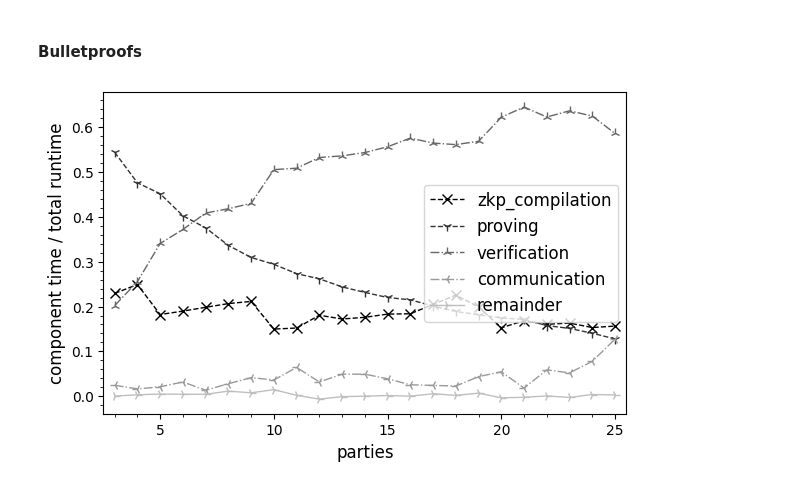
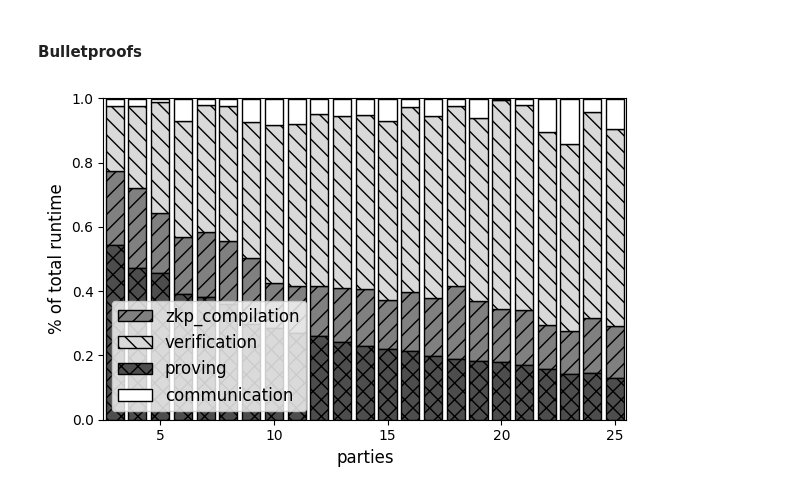
Before and after one commit to lorenzorota/activesecuritympc, a Jupyter notebook: notebooks/benchmark_analysis.ipynb, the cells around one changed output. Cells and saved outputs as stored; diff of their text form; code cells hidden in the pictures.

```diff
--- a/notebooks/benchmark_analysis.ipynb
+++ b/notebooks/benchmark_analysis.ipynb
@@ -253,26 +314,15 @@ fig.savefig('figures/active_verification_time.pdf')
 ### Relative runtimes
 # %%
 def get_runtime_ratio(data, metric_dict, metric='runtime', id=0):
+    median_data, _ = get_all_measurements_alongside_median(data, "total_runtime")
+
     # Compute a new column based on metric divided by total_runtime
-    data['metric_ratio'] = data[metric] / data['total_runtime']
-
-    # Calculate mean, median, and stdiv for the new column
-    grouped_data_ratio = data.groupby(['parties', 'id'])
-    mean_data_ratio = grouped_data_ratio['metric_ratio'].mean()
-    median_data_ratio = grouped_data_ratio['metric_ratio'].median()
-    std_data_ratio = grouped_data_ratio['metric_ratio'].std()
+    median_data_ratio = median_data[metric] / median_data['total_runtime']
 
     # Get data specifically for party 0
-    mean_data_0 = mean_data_ratio[mean_data_ratio.index.get_level_values('id') == id]
-    median_data_0 = median_data_ratio[median_data_ratio.index.get_level_values('id') == id]
-    std_data_0 = std_data_ratio[std_data_ratio.index.get_level_values('id') == id]
+    median_data_0 = median_data_ratio[median_data['id'] == id]
 
-    # Produce plot for a given metric
-    parties = median_data_0.index.get_level_values('parties')
-    data = median_data_0
-    std_dev = std_data_0
-
-    return data
+    return median_data_0
 # %% [markdown]
 Lastly we measure how all components compare against the overall runtime and communication cost to see which is the bottleneck.
 
@@ -340,29 +401,34 @@ plt.savefig('figures/groth16_relative_phases_times.pdf')
 # %%
 # For different components
 zkp_compile_time_ratio = get_runtime_ratio(bulletproofs_readings, names, "total_zkp_compile_time")
 proving_time_ratio = get_runtime_ratio(bulletproofs_readings, names, "total_proving_time")
 verification_time_ratio = get_runtime_ratio(bulletproofs_readings, names, "total_verification_time")
 communication_time_ratio = get_runtime_ratio(bulletproofs_readings, names, "total_communication_time")
 
 remainder_ratio = 1 - (zkp_compile_time_ratio + proving_time_ratio + verification_time_ratio + communication_time_ratio)
 
+bar_width = 0.8
+bar_positions = parties
+patterns = [ "//" , "\\\\" , ".." , "xx" , "" , "x", "o", "O", ".", "*" ]
+
 plt.figure(figsize=(6.75, 2.0858647120308955*2), facecolor="white")
 plt.style.use('grayscale')
-plt.plot(parties, zkp_compile_time_ratio, linestyle="--", linewidth=1, color='0', marker="x", markersize=7, label="zkp_compilation")
-plt.plot(parties, proving_time_ratio, linestyle="--", linewidth=1, color='0.2', marker="1", markersize=7, label="proving")
-plt.plot(parties, verification_time_ratio, linestyle="-.", linewidth=1, color='0.4', marker="2", markersize=7, label="verification")
-plt.plot(parties, communication_time_ratio, linestyle="-.", linewidth=1, color='0.6', marker="3", markersize=7, label="communication")
-plt.plot(parties, remainder_ratio, linestyle="-", linewidth=1, color='0.75', marker="4", markersize=7, label="remainder")
-plt.minorticks_on()
+plt.bar(bar_positions, zkp_compile_time_ratio, width=bar_width, hatch=patterns[0], edgecolor='black', color='0.5', bottom=proving_time_ratio, label="zkp_compilation")
+plt.bar(bar_positions, verification_time_ratio, width=bar_width, hatch=patterns[1], edgecolor='black', color='0.85', bottom=proving_time_ratio+zkp_compile_time_ratio, label="verification")
+plt.bar(bar_positions, proving_time_ratio, width=bar_width, hatch=patterns[3], edgecolor='black', color='0.3', label="proving")
+plt.bar(bar_positions, communication_time_ratio, width=bar_width, hatch=patterns[4], edgecolor='black', color='1', bottom=proving_time_ratio+zkp_compile_time_ratio+verification_time_ratio, label="communication")
+plt.bar(bar_positions, remainder_ratio, width=bar_width, color='0.75', bottom=proving_time_ratio+zkp_compile_time_ratio+verification_time_ratio+communication_time_ratio)
+
 
 plt.xlim(3-0.5, max(parties)+0.5)
+plt.ylim(0, 1)
 plt.xlabel('parties', fontsize=12)
-plt.ylabel('component time / total runtime', fontsize=12)
-plt.legend(loc='center right', fontsize=12)
+plt.ylabel('% of total runtime', fontsize=12)
+plt.legend(loc='lower left', fontsize=12)
 
 plt.savefig('figures/bulletproofs_relative_component_times.pdf')
 # %% [output]
-[figure, old version]
+[figure, new version]
 # %%
 # For different phases
 runtime_ratio = get_runtime_ratio(bulletproofs_readings, names, "total_runtime")
```
Also changed, not shown: parts of 27 cells of this notebook, 6 other files.
